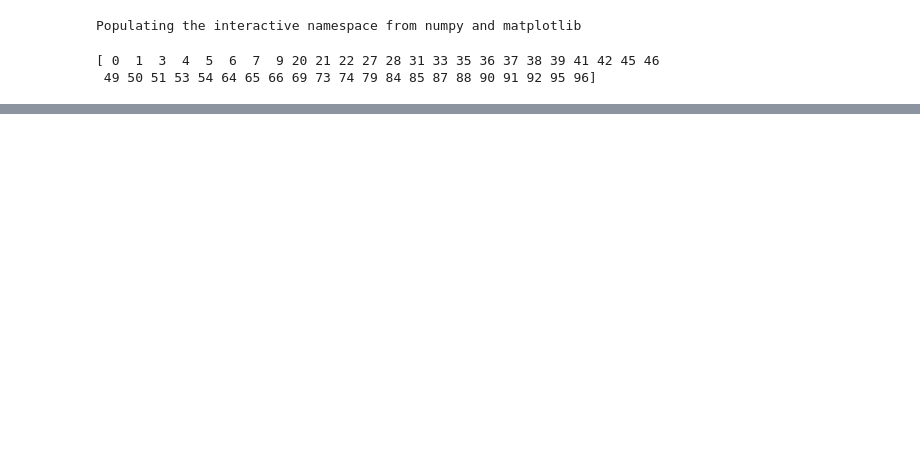
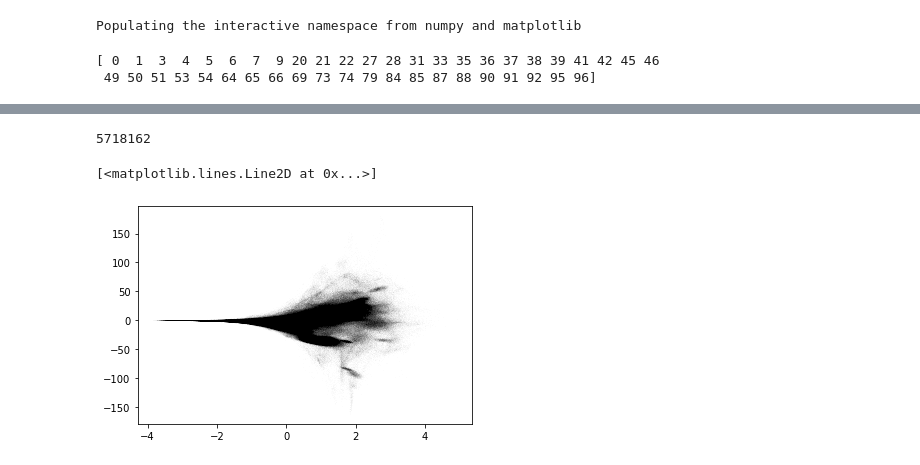
Before and after one commit to ornemarioni/gradients, a Jupyter notebook: programs/circularidad.ipynb, the cells around one changed output, grey strips where cells are left out. Drawn from its saved outputs; the diff is of its cells as text; code cells hidden in the pictures; blank space fills up the shorter version.

Commit message:
mirando potenciales

```diff
--- a/programs/circularidad.ipynb
+++ b/programs/circularidad.ipynb
@@ -104,0 +123,14 @@ IndentationError: unindent does not match any outer indentation level (jc.py, li
+# %%
+str_pot = np.loadtxt('../_data/potencial_str.dat')
+pot_str = str_pot[:,1]
+# %%
+print(len(pot_str[aa1]))
+# %% [output]
+5718162
+# %%
+En2 = K[aa1] - pot_str[aa1]/1e10
+import matplotlib.pyplot as plt
+plt.plot(En2/1e5,Jz[aa1]/1e3,'.k',markersize=0.01)
+# %% [output]
+[<matplotlib.lines.Line2D at 0x...>]
+[figure, added]
```
Also changed, not shown: parts of 7 cells of this notebook, 1 other file.
